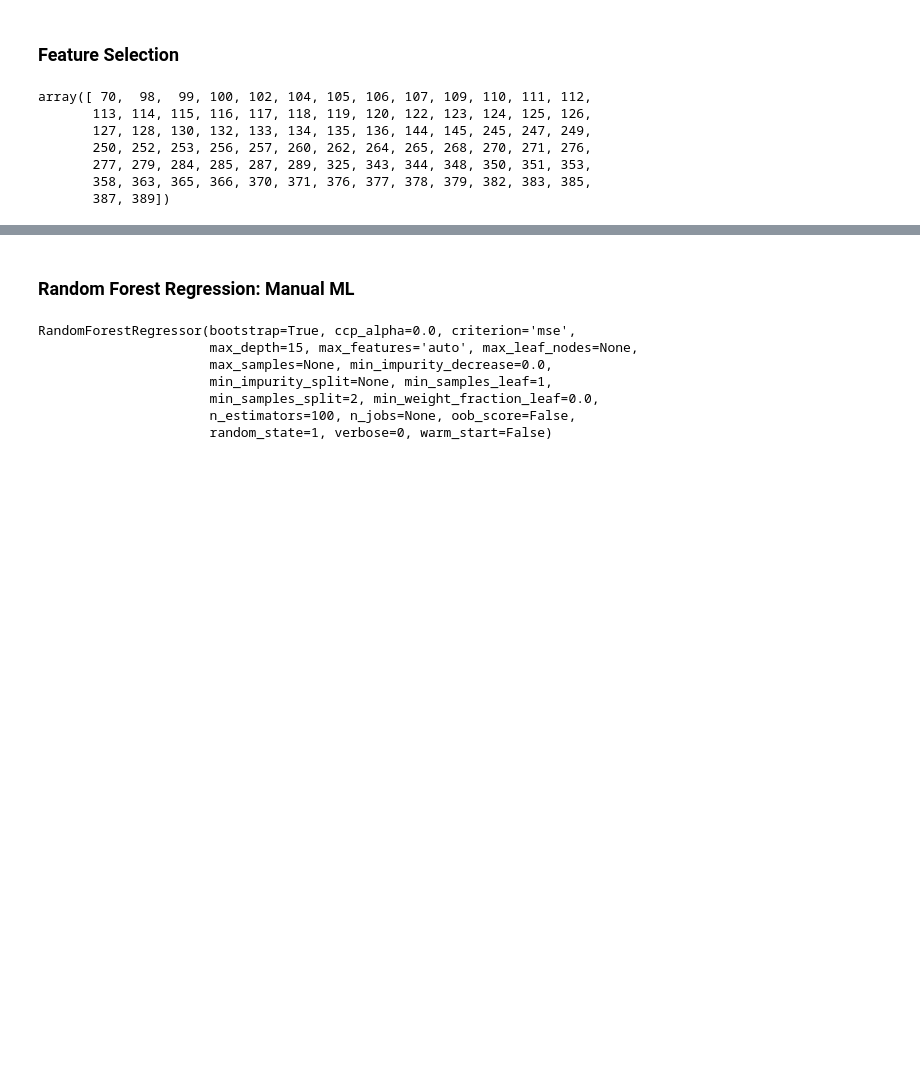
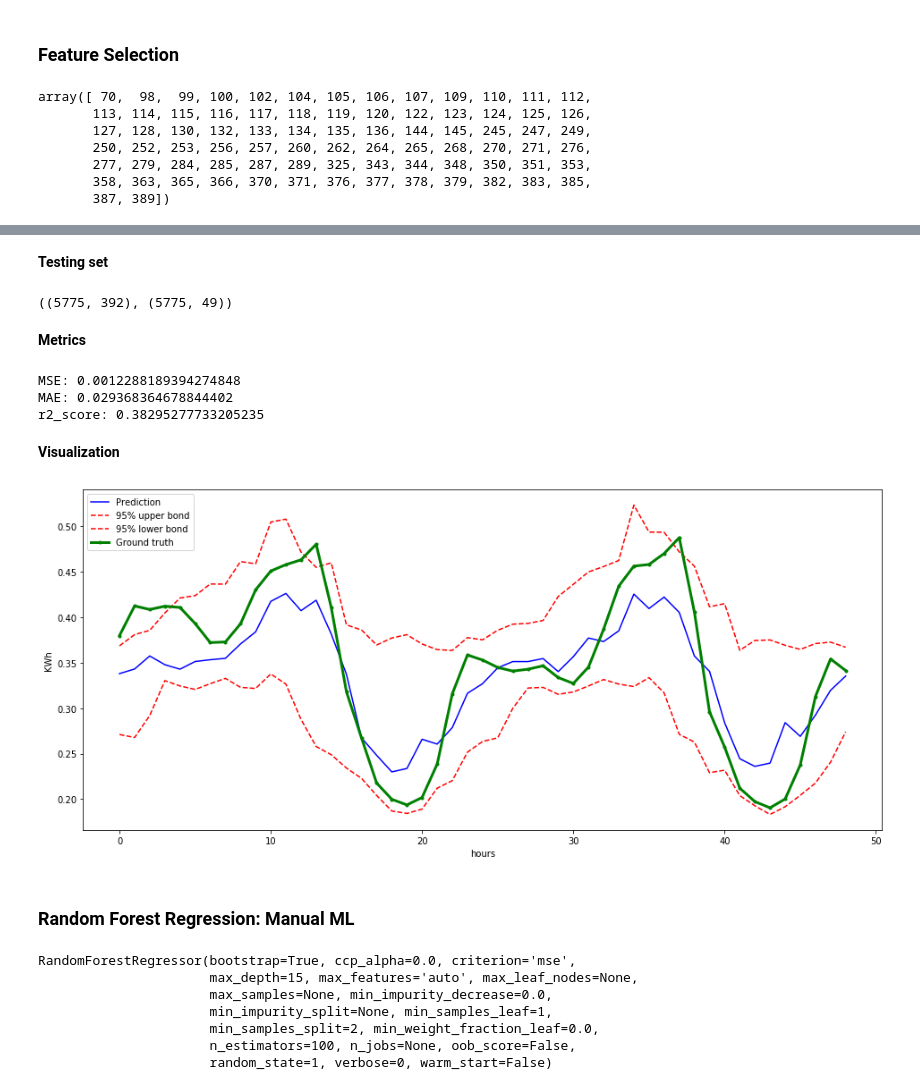
Before and after one commit to charlesfu4/MT, a Jupyter notebook: manual/hourly_forecast.ipynb, the cells around one changed output, grey strips where cells are left out. Saved outputs shown, nothing was run; the diff lists cells and outputs as text; code cells hidden in the pictures; blank space fills up the shorter version.

```diff
--- a/manual/hourly_forecast.ipynb
+++ b/manual/hourly_forecast.ipynb
@@ -183,3 +292,54 @@ array([ 70,  98,  99, 100, 102, 104, 105, 106, 107, 109, 110, 111, 112,
+# %% [markdown]
+**Testing set**
+# %%
+## create 48 hours recency effect matrix
+ahead_wt = lag_ahead_series(test.iloc[:,:8], n_in=0, n_out=49, n_vars = 8, dropnan=True)
+#single_wt = train.iloc[:5775,:8]
+#create 48 housrs ahead energy consumption matrix
+ahead_et = lag_ahead_series(test.iloc[:,8:], n_in=0, n_out=49, n_vars = 1, dropnan=True)
+
+ahead_wt.shape, ahead_et.shape
+# %% [output]
+((5775, 392), (5775, 49))
+# %%
+## feature scaling
+# single_test = pd.concat([single_wt, ahead_et], axis = 1) ## without weather recency effect
+## with weather recency effect
+mtest = mmscaler.transform(ahead_wt)
+
+## feature pick up
+test_x = mtest[:,cols]
+test_y = ahead_et
+# %%
+ypred_t_lb = mlr_lb.predict(test_x[:5,:])
+ypred_t_ub = mlr_ub.predict(test_x[:5,:])
+ypred_t = mlr.predict(test_x[:5,:])
+# %% [markdown]
+**Metrics**
+# %%
+get_eval(test_y.iloc[:5,:],ypred_t[:5,:])
+# %% [output]
+MSE: 0.0012288189394274848
+MAE: 0.029368364678844402
+r2_score: 0.38295277733205235
+# %% [markdown]
+**Visualization**
+# %%
+fig = plt.figure(figsize=(16,7))
+
+plt.plot(ypred_t[0:1,:].reshape(-1,1), 'b-',label='Prediction')
+plt.plot(ypred_t_ub[0:1,:].reshape(-1,1), 'r--', label='95% upper bond')
+plt.plot(ypred_t_lb[0:1,:].reshape(-1,1), 'r--', label='95% lower bond')
+plt.plot(test_y.iloc[0:1,:].to_numpy().reshape(-1,1), 'g.-', label='Ground truth', lw = 3)
+#plt.fill(np.concatenate([xx, xx[::-1]]),
+#         np.concatenate([y_upper, y_lower[::-1]]),
+#         alpha=.5, fc='b', ec='None', label='90% prediction interval')
+plt.xlabel('hours')
+plt.ylabel('KWh')
+plt.legend(loc='upper left')
+plt.show()
+# %% [output]
+[figure, added]
 # %% [markdown]
 
 
```
Also changed, not shown: parts of 15 cells of this notebook.
